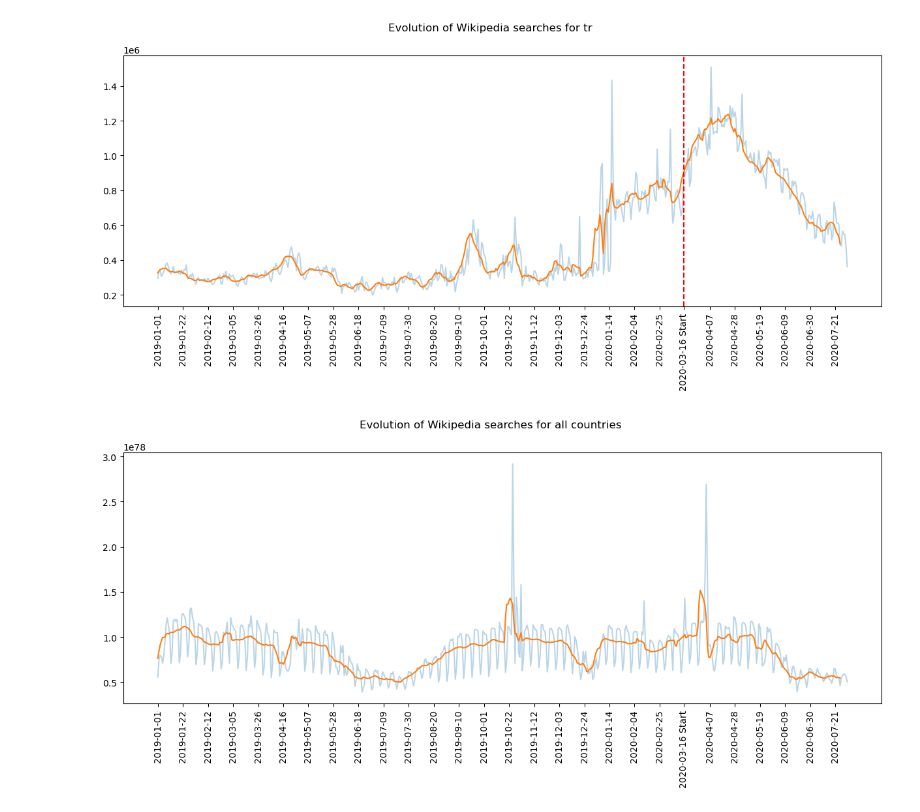
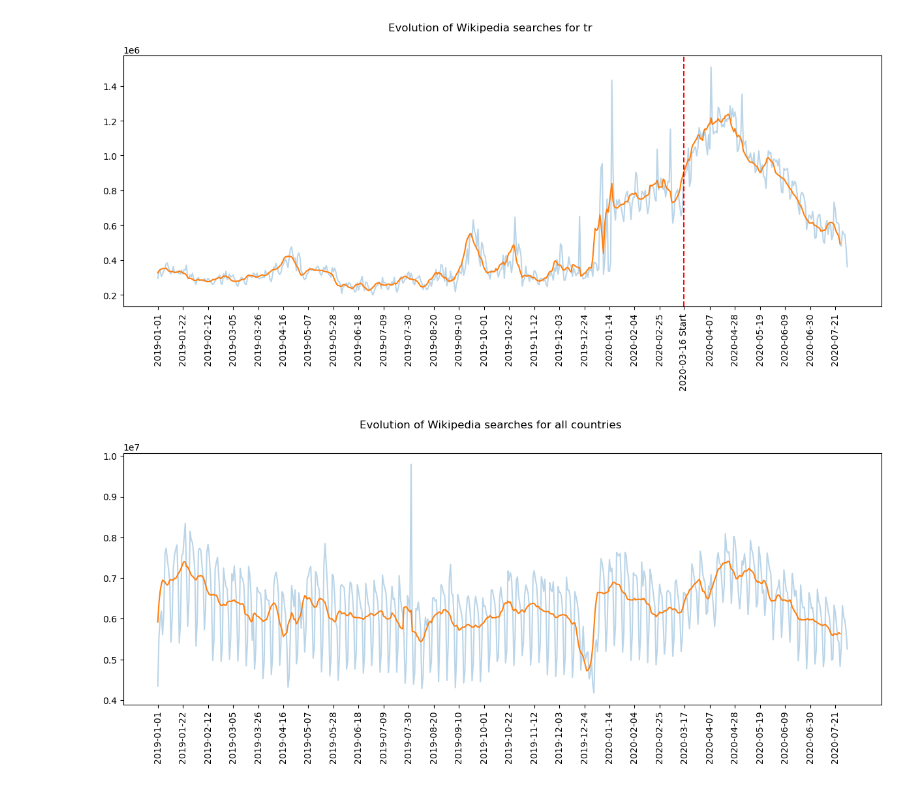
Before and after one commit to epfl-ada/ada-2022-project-datamineurs, a Jupyter notebook: project_bench.ipynb, the cells around one changed output. Saved outputs shown, nothing was run; the diff lists cells and outputs as text; code cells hidden in the pictures.

```diff
--- a/project_bench.ipynb
+++ b/project_bench.ipynb
@@ -58,21 +47,21 @@ df_plot.reset_index(inplace=True)
 countries = gpd.read_file(gpd.datasets.get_path("naturalearth_lowres"))
 
 #merge with the democracy index database in order to associate to each of our wanted country a democracy score.
-countries = countries.merge(df[df["Year"]==2020][['Entity','libdem_vdem_owid']],left_on='name',right_on='Entity',how='left')
+countries = countries.merge(df[df["Year"]==2019][['Entity','libdem_vdem_owid']],left_on='name',right_on='Entity',how='left')
 countries.drop('Entity', inplace=True, axis=1)
 # %%
 #Plotting and drawing the maps with the democracy scores.
 
 ax1=countries.plot(column='libdem_vdem_owid', legend=True,legend_kwds={'label': "Democracy Index",
-                        'orientation': "horizontal"}, missing_kwds={'color': 'lightgrey'})
+                        'orientation': "vertical"}, missing_kwds={'color': 'lightgrey'})
 ax2=countries.plot(column='libdem_vdem_owid', legend=True,legend_kwds={'label': "Democracy Index",
-                        'orientation': "horizontal"}, missing_kwds={'color': 'lightgrey'})
+                        'orientation': "vertical"}, missing_kwds={'color': 'lightgrey'})
 ax1.set_xlim(-20,40)
 ax1.set_ylim(30,75)
 ax1.set_axis_off()
 
-ax2.set_xlim(120,150)
-ax2.set_ylim(25,55)
+ax2.set_xlim(80,150)
+ax2.set_ylim(0,45)
 ax2.set_axis_off()
 plt.show()
 # %% [output]
@@ -115,7 +104,7 @@ def wiki_searches_axis(version):
     myList = V.items()
     myList = sorted(myList)
     x, y = zip(*myList)
-    return x[365:],y[365:]
+    return np.array(x[365:]),np.array(y[365:])
 
 # This function calculates the rolling average of an array x over a window of width w
 def moving_average(x, w):
@@ -192,46 +181,35 @@ def plot_sum_wiki():
     time = list(json_timeseries['it']['sum'].keys())
     # We just remove the hours
     time = [t[:10] for t in time]
 
     # For the purpose of plotting our results we create a list of days with only 1 day in 21 and we also create a list of index for these days
     time_reduced = [time[21*i+365] for i in range(int(len(time[365:])/21)+1)]
     time_pos = [21*i for i in range(int(len(time[365:])/21)+1)]
 
-
-    lockdown_start,start_index = find_lockdown_start(version)
-    # We compute the index of these dates in the list of the days
-    start_index = time.index(lockdown_start)-365
-    time_pos.append(start_index)
-    time_reduced.append(lockdown_start+' Start')
-
-    # We also remove two points which are too close from the start/end of the lockdown to have a nice plot
-    time_pos.pop(time_reduced.index('2020-03-17'))
-    time_reduced.pop(time_reduced.index('2020-03-17'))
-
     #compute the mean value of the searches
     for K in wiki_versions:
         x,y=wiki_searches_axis(K)
-        sum_searches=np.add(country_population[K]*sum_searches,y)
+        sum_searches=np.add(sum_searches,country_population[K]*y)
     sum_searches=sum_searches/sum(country_population.values())
 
     #compute the rolling mean
     rolling_mean=np.array(moving_average(sum_searches,7))
 
 
     # plotting
     fig, ax1 = plt.subplots(figsize=(15,5))
     fig.suptitle("Evolution of Wikipedia searches for all countries")
     ax1.plot(x, sum_searches, alpha=0.3)
     ax1.plot(x[:len(x)-6],rolling_mean)
 
     #setting the ticks
     ax1.set_xticks(time_pos,time_reduced,fontsize=10)
     ax1.tick_params('x',labelrotation=90)
     plt.show()
 
 plot_sum_wiki()
 # %% [output]
-[figure, old version]
+[figure, new version]
 # %%
 
  #                                                                   sum_searches=np.add(sum_searches,y)
```
Also changed, not shown: parts of 6 cells of this notebook.
